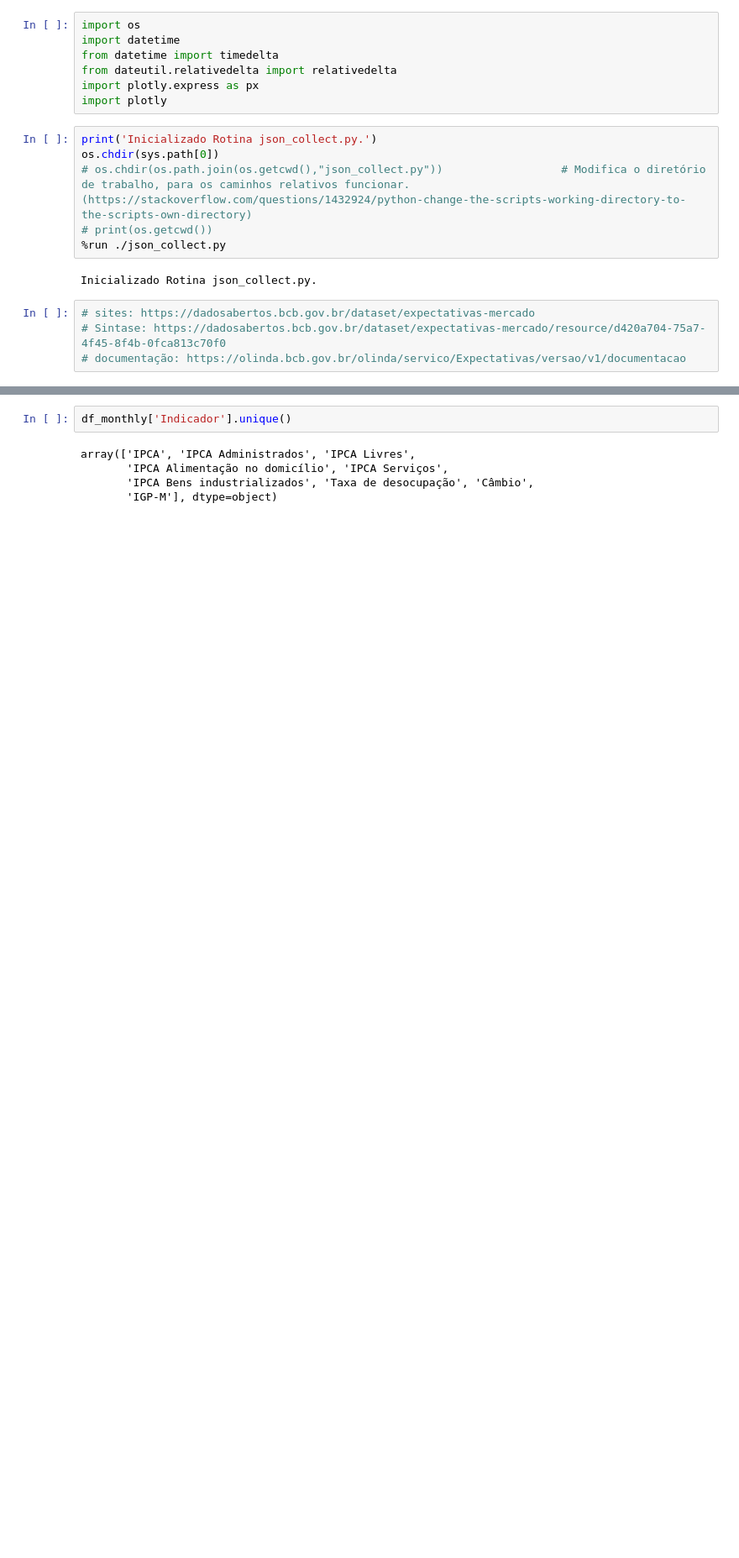
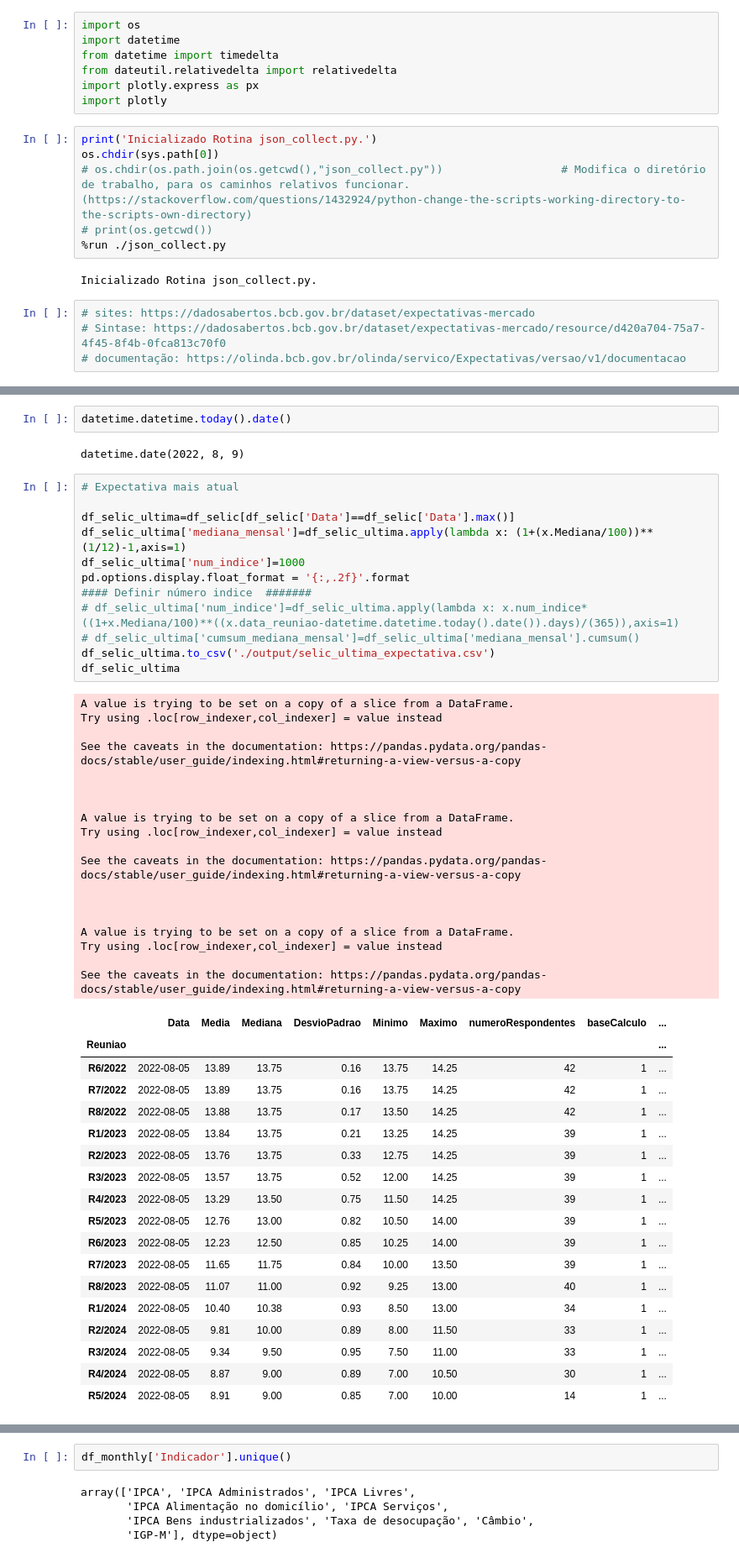
Before and after one commit to nobru01/BcB_Forcast, a Jupyter notebook: filtros.ipynb, the cells around one changed output, grey strips where cells are left out. Shown at 84% size. Drawn from its saved outputs; the diff is of its cells as text; blank space fills up the shorter version.

```diff
--- a/filtros.ipynb
+++ b/filtros.ipynb
@@ -97,3 +75,56 @@ plt.show()
+# %%
+datetime.datetime.today().date()
+# %% [output]
+datetime.date(2022, 8, 9)
+# %%
+# Expectativa mais atual
+
+df_selic_ultima=df_selic[df_selic['Data']==df_selic['Data'].max()]
+df_selic_ultima['mediana_mensal']=df_selic_ultima.apply(lambda x: (1+(x.Mediana/100))**(1/12)-1,axis=1)
+df_selic_ultima['num_indice']=1000
+pd.options.display.float_format = '{:,.2f}'.format
+#### Definir número indice  #######
+# df_selic_ultima['num_indice']=df_selic_ultima.apply(lambda x: x.num_indice*((1+x.Mediana/100)**((x.data_reuniao-datetime.datetime.today().date()).days)/(365)),axis=1)
+# df_selic_ultima['cumsum_mediana_mensal']=df_selic_ultima['mediana_mensal'].cumsum()
+df_selic_ultima.to_csv('./output/selic_ultima_expectativa.csv')
+df_selic_ultima
+# %% [output]
+A value is trying to be set on a copy of a slice from a DataFrame.
+Try using .loc[row_indexer,col_indexer] = value instead
+
+See the caveats in the documentation: https://pandas.pydata.org/pandas-docs/stable/user_guide/indexing.html#returning-a-view-versus-a-copy
+
+
+
+A value is trying to be set on a copy of a slice from a DataFrame.
+Try using .loc[row_indexer,col_indexer] = value instead
+
+See the caveats in the documentation: https://pandas.pydata.org/pandas-docs/stable/user_guide/indexing.html#returning-a-view-versus-a-copy
+
+
+
+A value is trying to be set on a copy of a slice from a DataFrame.
+Try using .loc[row_indexer,col_indexer] = value instead
+
+See the caveats in the documentation: https://pandas.pydata.org/pandas-docs/stable/user_guide/indexing.html#returning-a-view-versus-a-copy
+|  | Data | Media | Mediana | DesvioPadrao | Minimo | Maximo | numeroRespondentes | baseCalculo | ... |
+| Reuniao |  |  |  |  |  |  |  |  | ... |
+| R6/2022 | 2022-08-05 | 13.89 | 13.75 | 0.16 | 13.75 | 14.25 | 42 | 1 | ... |
+| R7/2022 | 2022-08-05 | 13.89 | 13.75 | 0.16 | 13.75 | 14.25 | 42 | 1 | ... |
+| R8/2022 | 2022-08-05 | 13.88 | 13.75 | 0.17 | 13.50 | 14.25 | 42 | 1 | ... |
+| R1/2023 | 2022-08-05 | 13.84 | 13.75 | 0.21 | 13.25 | 14.25 | 39 | 1 | ... |
+| R2/2023 | 2022-08-05 | 13.76 | 13.75 | 0.33 | 12.75 | 14.25 | 39 | 1 | ... |
+| R3/2023 | 2022-08-05 | 13.57 | 13.75 | 0.52 | 12.00 | 14.25 | 39 | 1 | ... |
+| R4/2023 | 2022-08-05 | 13.29 | 13.50 | 0.75 | 11.50 | 14.25 | 39 | 1 | ... |
+| R5/2023 | 2022-08-05 | 12.76 | 13.00 | 0.82 | 10.50 | 14.00 | 39 | 1 | ... |
+| R6/2023 | 2022-08-05 | 12.23 | 12.50 | 0.85 | 10.25 | 14.00 | 39 | 1 | ... |
+| R7/2023 | 2022-08-05 | 11.65 | 11.75 | 0.84 | 10.00 | 13.50 | 39 | 1 | ... |
+| R8/2023 | 2022-08-05 | 11.07 | 11.00 | 0.92 | 9.25 | 13.00 | 40 | 1 | ... |
+| R1/2024 | 2022-08-05 | 10.40 | 10.38 | 0.93 | 8.50 | 13.00 | 34 | 1 | ... |
+| R2/2024 | 2022-08-05 | 9.81 | 10.00 | 0.89 | 8.00 | 11.50 | 33 | 1 | ... |
+| R3/2024 | 2022-08-05 | 9.34 | 9.50 | 0.95 | 7.50 | 11.00 | 33 | 1 | ... |
+| R4/2024 | 2022-08-05 | 8.87 | 9.00 | 0.89 | 7.00 | 10.50 | 30 | 1 | ... |
+| R5/2024 | 2022-08-05 | 8.91 | 9.00 | 0.85 | 7.00 | 10.00 | 14 | 1 | ... |
 # %%
 df_monthly=pd.read_csv('./output/monthly_data_df.csv')
 df_monthly=df_monthly.drop(columns=['Unnamed: 0'])
```
Also changed, not shown: parts of 9 cells of this notebook, 12 other files.
